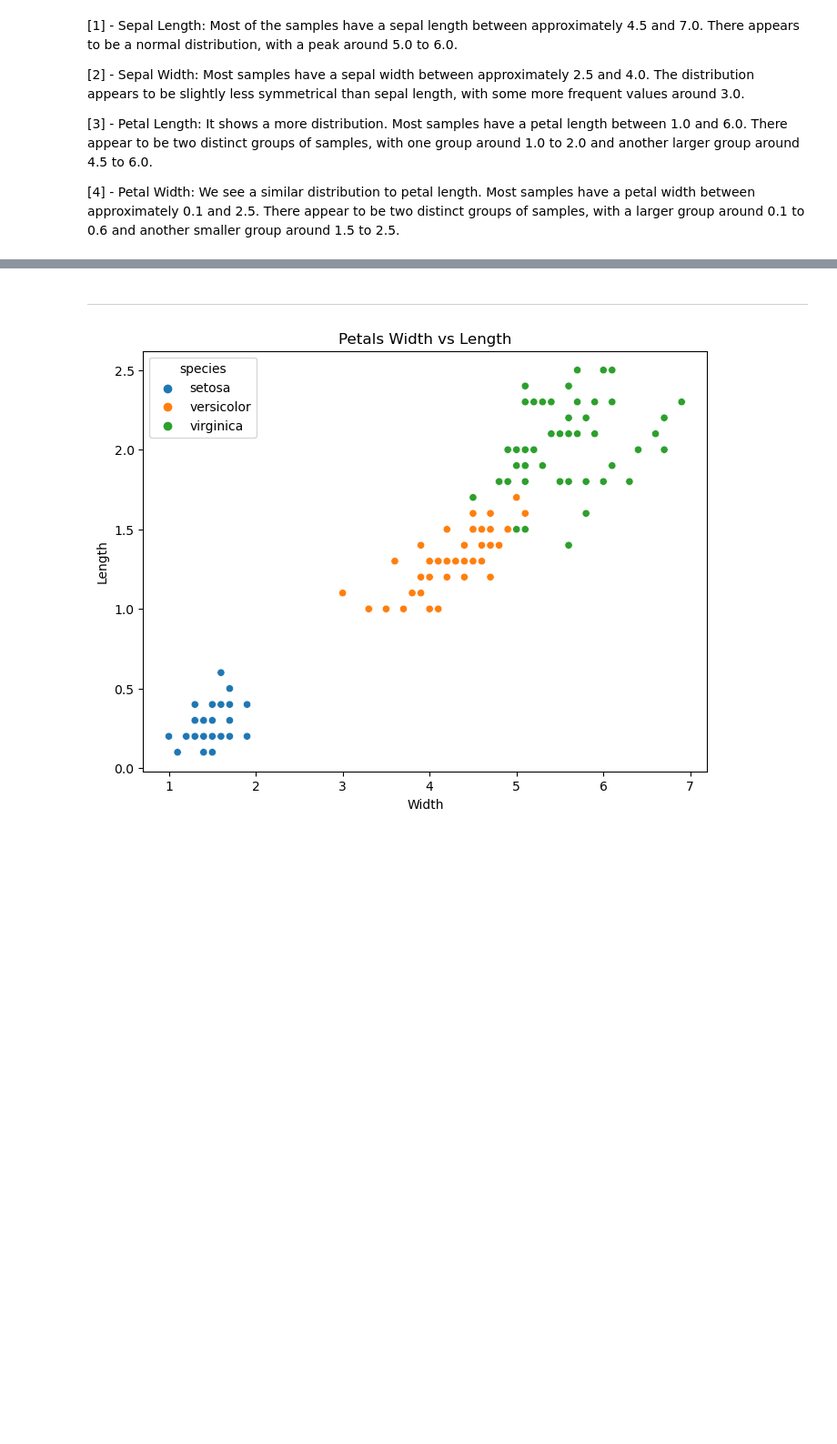
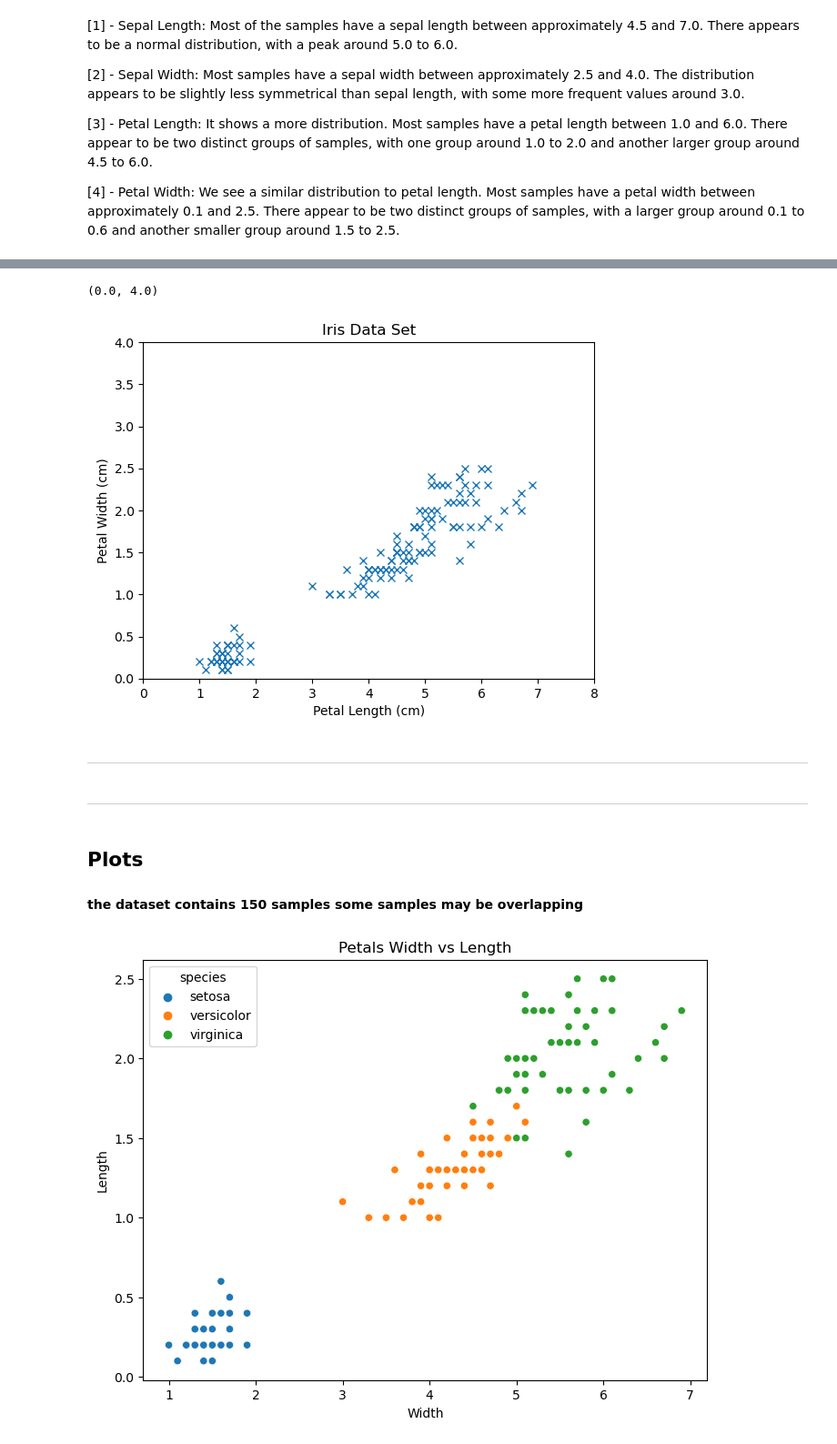
Before and after one commit to GabrielaDomiciano/pands-project, a Jupyter notebook: comments.ipynb, the cells around one changed output, grey strips where cells are left out. Shown at 91% size. Cells and saved outputs as stored; diff of their text form; code cells hidden in the pictures; blank space fills up the shorter version.

```diff
--- a/comments.ipynb
+++ b/comments.ipynb
@@ -273,3 +404,30 @@ plt.show()
+# %%
+# Create a new figure and set of axes.
+fig, ax = plt.subplots()
+
+# Simple plot.
+ax.plot(plen, pwidth, 'x')
+
+# Axis labels.
+ax.set_xlabel('Petal Length (cm)')
+ax.set_ylabel('Petal Width (cm)')
+
+# Title.
+ax.set_title('Iris Data Set')
+
+# X limits.
+ax.set_xlim(0, 8)
+
+# Y limits.
+ax.set_ylim(0, 4)
+# %% [output]
+(0.0, 4.0)
+[figure, added]
+# %% [markdown]
+----------------------------------
 # %% [markdown]
 ***
+# %% [markdown]
+## Plots
+#### the dataset contains 150 samples some samples may be overlapping
 # %%
```
Also changed, not shown: parts of 17 cells of this notebook.
